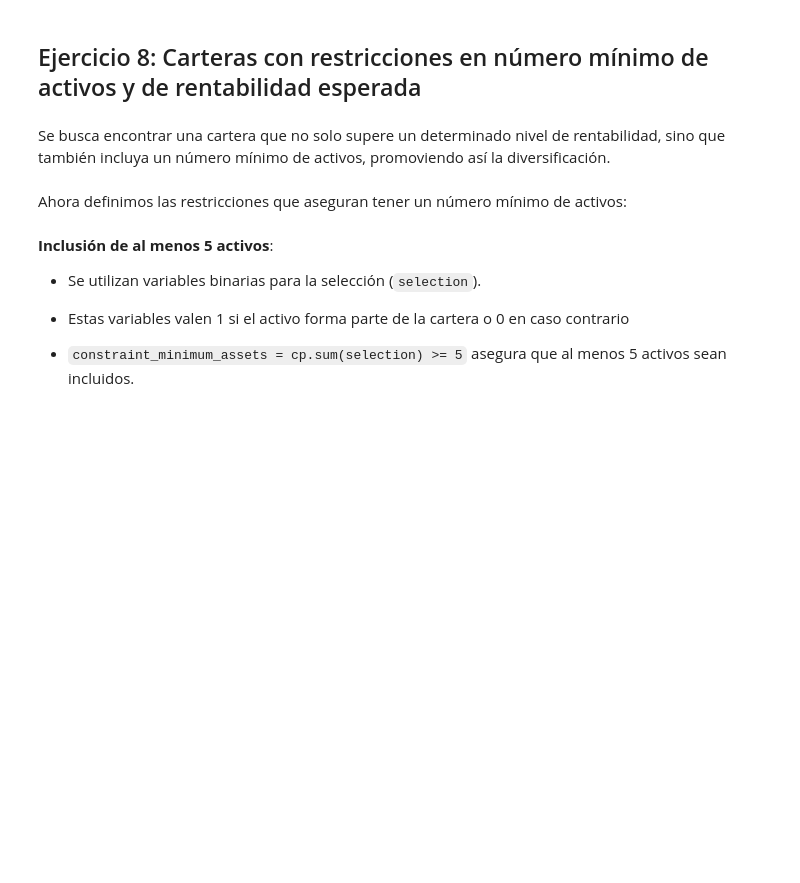
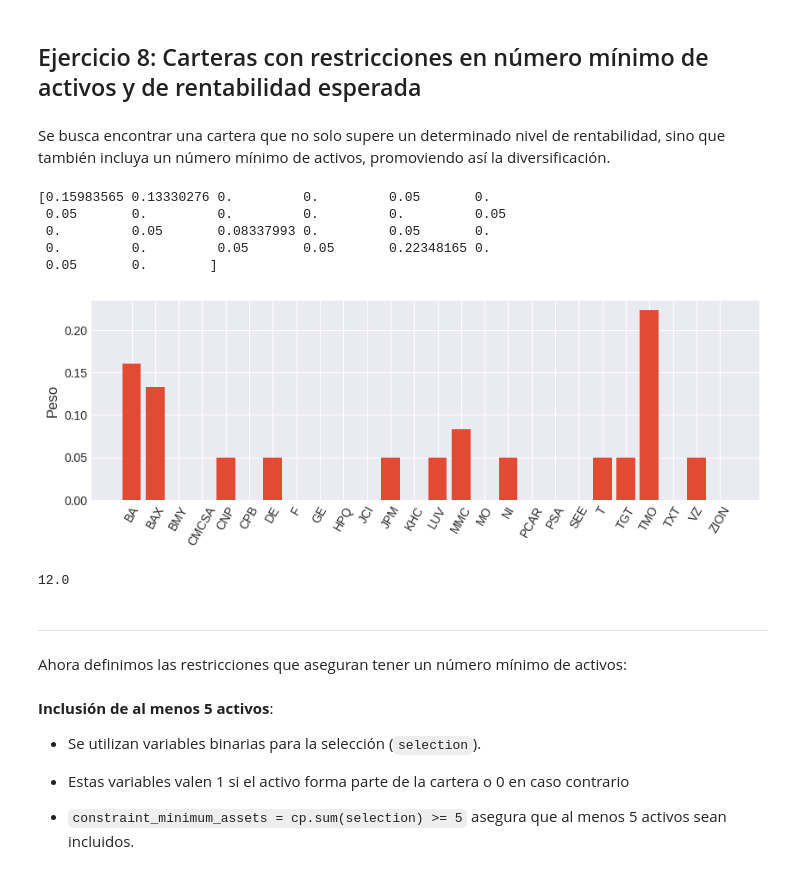
Before and after one commit to alfonso-santos/microcredencial-carteras-python-2023, a Jupyter notebook: Tema_3_Markowitz/src/ejemplos-optimizacion-markowitz.ipynb, the cells around one changed output. Saved outputs shown, nothing was run; the diff lists cells and outputs as text; code cells hidden in the pictures; blank space fills up the shorter version.

```diff
--- a/Tema_3_Markowitz/src/ejemplos-optimizacion-markowitz.ipynb
+++ b/Tema_3_Markowitz/src/ejemplos-optimizacion-markowitz.ipynb
@@ -769,3 +769,24 @@ plt.show()
 ## Ejercicio 8: Carteras con restricciones en número mínimo de activos y de rentabilidad esperada
 # %% [markdown]
 Se busca encontrar una cartera que no solo supere un determinado nivel de rentabilidad, sino que también incluya un número mínimo de activos, promoviendo así la diversificación.
+# %%
+pesos = cp.Variable(num_act)
+riesgo = cp.quad_form(pesos, matriz_cov)
+factor = 0.8
+minimum_return = factor * retornos_esperados.max()
+ret = retornos_esperados.T @ pesos
+
+min_act = 12
+selection = cp.Variable(num_act, boolean=True)
+
+
+constraints = [
+
+    cp.sum(pesos) == 1,
+    pesos >= 0,
+    ret >= minimum_return,
+    cp.sum(selection) >= min_act,
+    pesos <= selection,
+    pesos >= 0.05 * selection
+
+]
@@ -772,3 +798,25 @@ Se busca encontrar una cartera que no solo supere un determinado nivel de rentab
+# %%
+print(pesos.value)
+# %% [output]
+[0.15983565 0.13330276 0.         0.         0.05       0.
+ 0.05       0.         0.         0.         0.         0.05
+ 0.         0.05       0.08337993 0.         0.05       0.
+ 0.         0.         0.05       0.05       0.22348165 0.
+ 0.05       0.        ]
+# %%
+plt.figure(figsize=(10, 3))
+plt.bar(range(num_act), pesos.value)
+plt.xticks(range(num_act), assets, rotation=60)
+plt.ylabel("Peso")
+plt.show()
+# %% [output]
+[figure, added]
+# %%
+selection.value.sum()
+# %% [output]
+12.0
+# %% [markdown]
+---
 # %%
 # Definimos el retorno mínimo deseado como un factor del retorno máximo
 factor = 0.8
```
Also changed, not shown: parts of 9 cells of this notebook.
